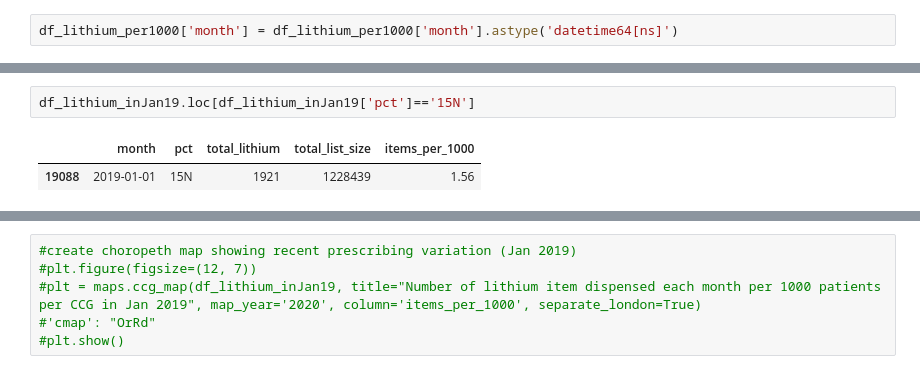
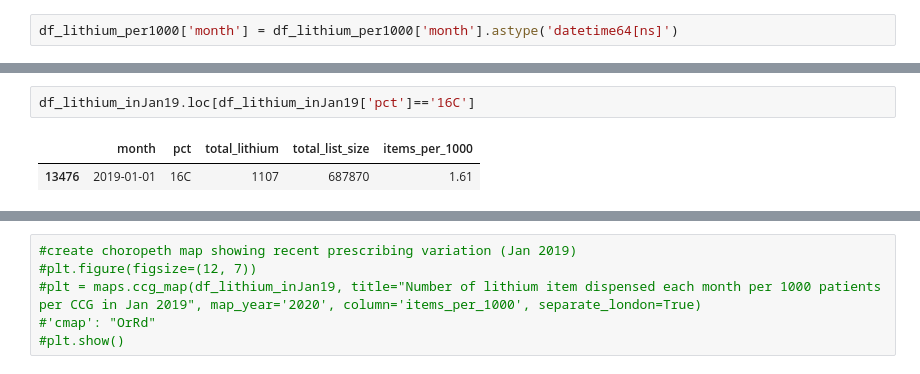
Before and after one commit to orlamac/lithium-paper, a Jupyter notebook: Lithium prescribing trends_update.ipynb, the cells around one changed output, grey strips where cells are left out. Saved outputs shown, nothing was run; the diff lists cells and outputs as text.

```diff
--- a/Lithium prescribing trends_update.ipynb
+++ b/Lithium prescribing trends_update.ipynb
@@ -424,8 +439,8 @@ df_lithium_inJan19.head()
 # %%
-df_lithium_inJan19.loc[df_lithium_inJan19['pct']=='15N']
+df_lithium_inJan19.loc[df_lithium_inJan19['pct']=='16C']
 # %% [output]
 |  | month | pct | total_lithium | total_list_size | items_per_1000 |
-| 19088 | 2019-01-01 | 15N | 1921 | 1228439 | 1.56 |
+| 13476 | 2019-01-01 | 16C | 1107 | 687870 | 1.61 |
 # %%
 ##Restrict to one month to create a map - Apr2019
 df_lithium_inApr19 = df_lithium_per1000.loc[(df_lithium_per1000['month'] == '2019-04-01')]
```
Also changed, not shown: parts of 50 cells of this notebook.
